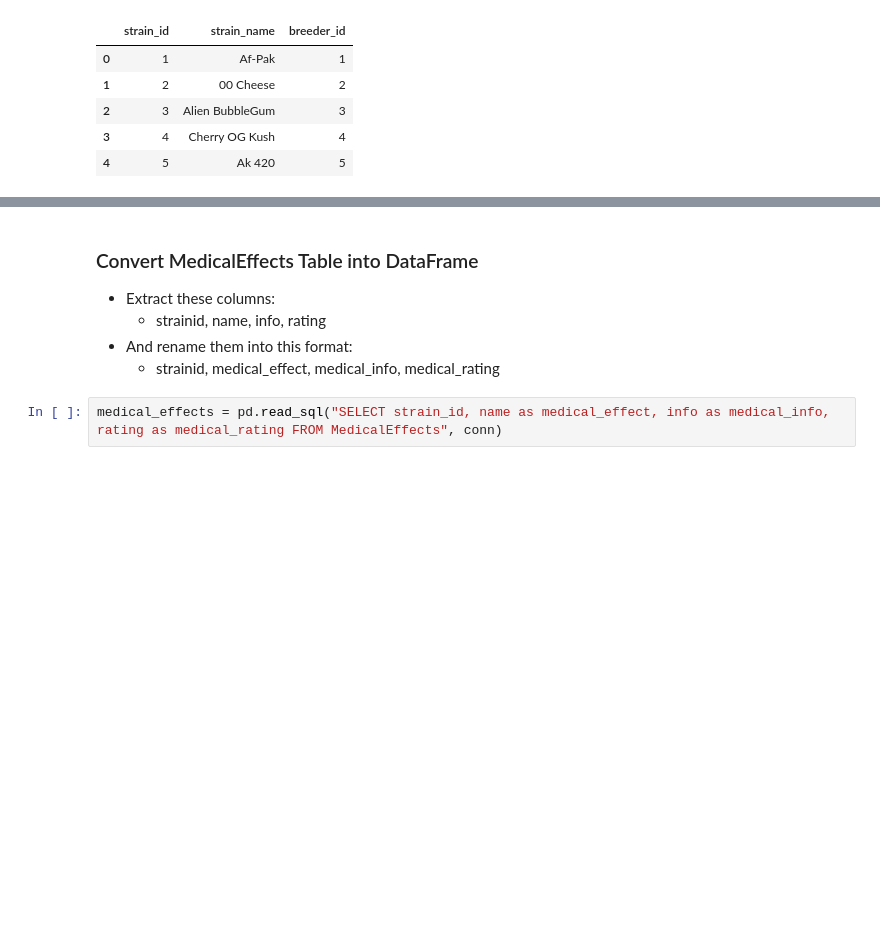
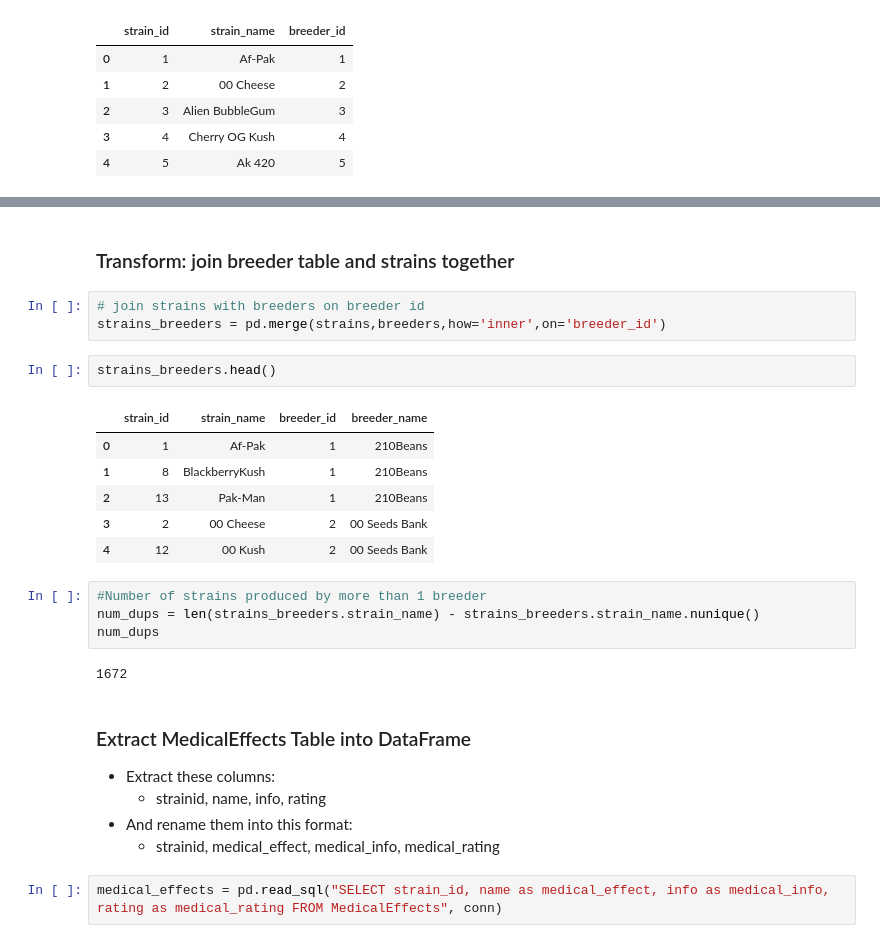
Before and after one commit to xuteresa/etl-project, a Jupyter notebook: ETL Project Starter Notebook.ipynb, the cells around one changed output, grey strips where cells are left out. Saved outputs shown, nothing was run; the diff lists cells and outputs as text; blank space fills up the shorter version.

```diff
--- a/ETL Project Starter Notebook.ipynb
+++ b/ETL Project Starter Notebook.ipynb
@@ -58,5 +71,25 @@ strains.head()
+# %% [markdown]
+### Transform: join breeder table and strains together
+# %%
+# join strains with breeders on breeder id
+strains_breeders = pd.merge(strains,breeders,how='inner',on='breeder_id')
+# %%
+strains_breeders.head()
+# %% [output]
+|  | strain_id | strain_name | breeder_id | breeder_name |
+| 0 | 1 | Af-Pak | 1 | 210Beans |
+| 1 | 8 | BlackberryKush | 1 | 210Beans |
+| 2 | 13 | Pak-Man | 1 | 210Beans |
+| 3 | 2 | 00 Cheese | 2 | 00 Seeds Bank |
+| 4 | 12 | 00 Kush | 2 | 00 Seeds Bank |
+# %%
+#Number of strains produced by more than 1 breeder
+num_dups = len(strains_breeders.strain_name) - strains_breeders.strain_name.nunique()
+num_dups
+# %% [output]
+1672
 # %% [markdown]
-### Convert MedicalEffects Table into DataFrame
+### Extract MedicalEffects Table into DataFrame
 * Extract these columns:
     * strainid, name, info, rating
 * And rename them into this format:
```
Also changed, not shown: parts of 23 cells of this notebook.
